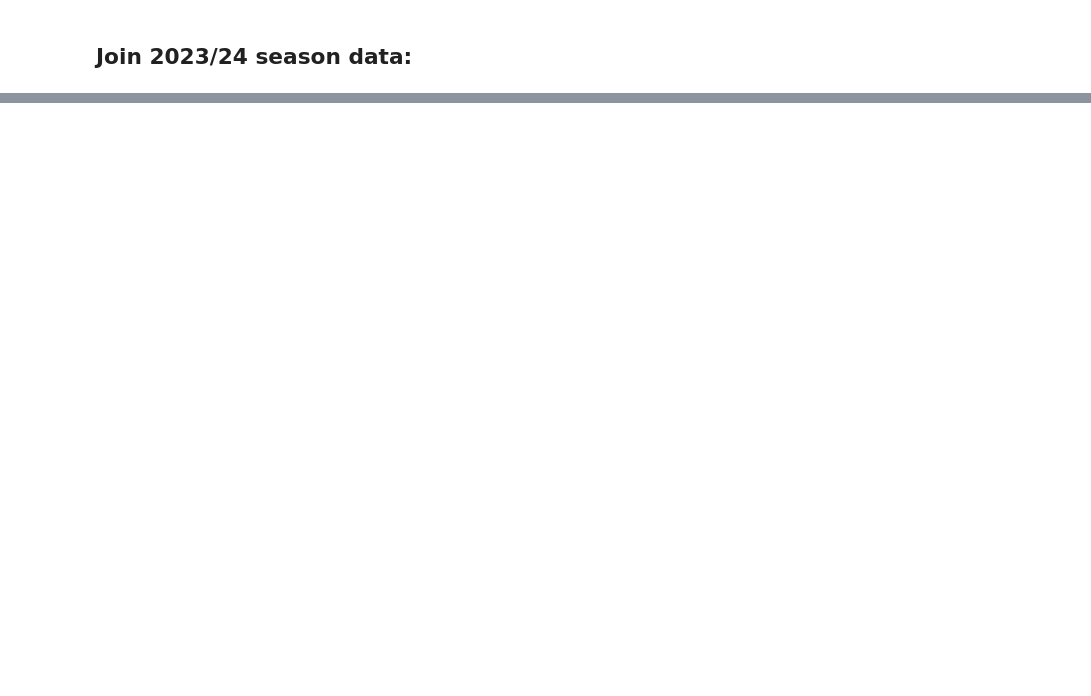
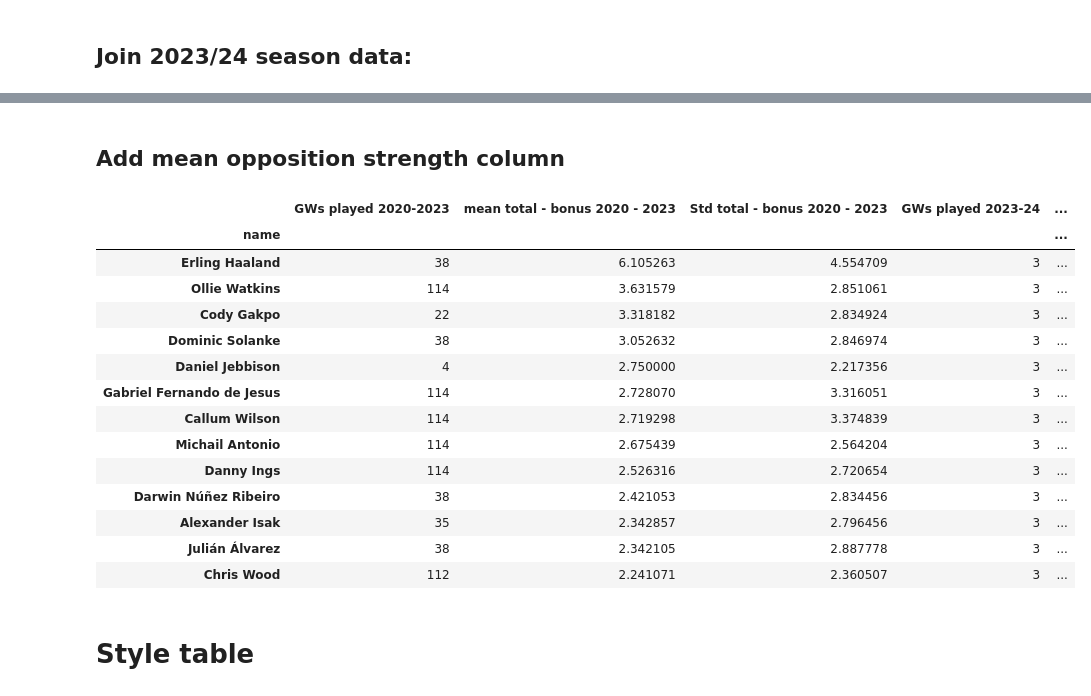
Before and after one commit to cooke99/PL-Analysis, a Jupyter notebook: Forward Player Analysis.ipynb, the cells around one changed output, grey strips where cells are left out. Saved outputs shown, nothing was run; the diff lists cells and outputs as text; code cells hidden in the pictures; blank space fills up the shorter version.

Commit message:
Statistical tests + df styling

```diff
--- a/Forward Player Analysis.ipynb
+++ b/Forward Player Analysis.ipynb
@@ -558,6 +544,6 @@ Overall, there is a large amount of overlap between the 3 methods. Of note, the
 
 As Chris Wood also appears in Method 2 (i.e. he was actually playing as a Forward), I am happy to take the 15 players as ranked by Method 3 and continue the analysis.
 # %%
-top_15_FWDs = method_3_results.index.values
+top_15_FWDs = list(method_3_results.index)
 top_15_FWDs
 # %% [output]
@@ -808,0 +709,7 @@ method_3_results
+# %%
+method_3_results['Effect size label'] = np.digitize(np.abs(method_3_results['Effect size']), [0.01,0.2,0.5,0.8,1.20,2.0],
+                                                   right = True)
+method_3_results['Effect size label'] = method_3_results['Effect size label'].map({0:'None',1:'Very small',2:'Small',
+                                                                                   3:'Medium',4:'Large',5:'Very large',
+                                                                                   6:'Huge'})
+method_3_results
@@ -808,0 +740,9 @@ method_3_results
+# %%
+latest_GW = data_2023_24.GW.max()
+current_price_df = data_2023_24.loc[(data_2023_24.GW == latest_GW) & (data_2023_24.name.isin(top_15_FWDs)),
+                                    ['name','value']]
+current_price_df.set_index('name',inplace=True)
+current_price_df.value /= 10 # get price in millions
+current_price_df.rename(columns={'value':'Current Price (M)'}, inplace=True)
+method_3_results = method_3_results.join(current_price_df, how='left')
+method_3_results
@@ -808,0 +765,38 @@ method_3_results
+# %% [markdown]
+## Add mean opposition strength column
+# %%
+team_data_path = '../data/Fantasy-Premier-League/data/2023-24/teams.csv'
+team_data = pd.read_csv(team_data_path)
+team_id_rank_map = dict(zip(team_data.id, team_data.strength)) # Create map between team id and strength
+# %%
+avg_team_rank = data_2023_24.loc[data_2023_24.name.isin(top_15_FWDs), ['name','opponent_team']]
+avg_team_rank.opponent_team = avg_team_rank.opponent_team.map(team_id_rank_map)
+avg_team_rank = avg_team_rank.groupby('name').mean()
+avg_team_rank.rename(columns = {'opponent_team': 'Average opposition strength'}, inplace=True)
+method_3_results = method_3_results.join(avg_team_rank, how='left')
+method_3_results.rename(columns = {'n': 'GWs played 2023-24'}, inplace=True)
+method_3_results = method_3_results[['GWs played 2020-2023','mean total - bonus 2020 - 2023',
+                                     'Std total - bonus 2020 - 2023',
+                                     'GWs played 2023-24','mean total - bonus 2023-24',
+                                     'Effect size',
+                                     'SE','t','p-value','BH Statistically Significant',
+                                     'Effect size label','Current Price (M)','Average opposition strength']]
+method_3_results
+# %% [output]
+|  | GWs played 2020-2023 | mean total - bonus 2020 - 2023 | Std total - bonus 2020 - 2023 | GWs played 2023-24 | ... |
+| name |  |  |  |  | ... |
+| Erling Haaland | 38 | 6.105263 | 4.554709 | 3 | ... |
+| Ollie Watkins | 114 | 3.631579 | 2.851061 | 3 | ... |
+| Cody Gakpo | 22 | 3.318182 | 2.834924 | 3 | ... |
+| Dominic Solanke | 38 | 3.052632 | 2.846974 | 3 | ... |
+| Daniel Jebbison | 4 | 2.750000 | 2.217356 | 3 | ... |
+| Gabriel Fernando de Jesus | 114 | 2.728070 | 3.316051 | 3 | ... |
+| Callum Wilson | 114 | 2.719298 | 3.374839 | 3 | ... |
+| Michail Antonio | 114 | 2.675439 | 2.564204 | 3 | ... |
+| Danny Ings | 114 | 2.526316 | 2.720654 | 3 | ... |
+| Darwin Núñez Ribeiro | 38 | 2.421053 | 2.834456 | 3 | ... |
+| Alexander Isak | 35 | 2.342857 | 2.796456 | 3 | ... |
+| Julián Álvarez | 38 | 2.342105 | 2.887778 | 3 | ... |
+| Chris Wood | 112 | 2.241071 | 2.360507 | 3 | ... |
+# %% [markdown]
+# Style table
```
Also changed, not shown: parts of 28 cells of this notebook.
